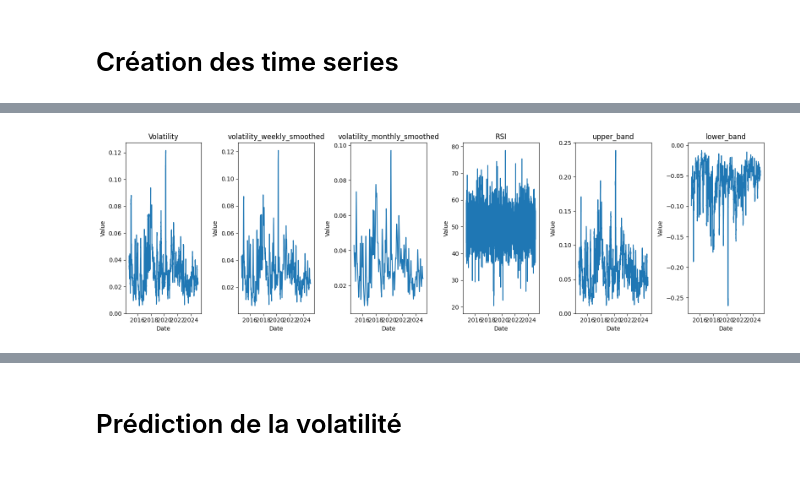
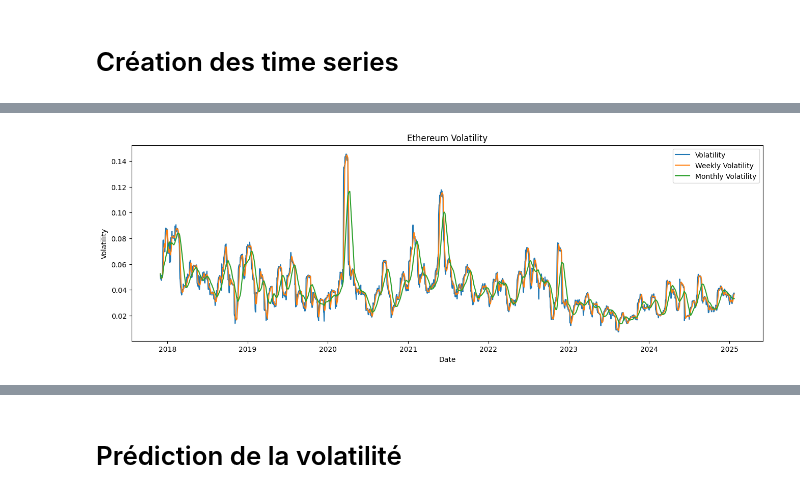
Before and after one commit to emmaebrl/crypto-volatility-lab, a Jupyter notebook: sandbox/all_currencies.ipynb, the cells around one changed output, grey strips where cells are left out. Cells and saved outputs as stored; diff of their text form; code cells hidden in the pictures.

```diff
--- a/sandbox/all_currencies.ipynb
+++ b/sandbox/all_currencies.ipynb
@@ -74,14 +120,13 @@ features = features_creator_bitcoin.features_names
-# %%
-# plot features
-fig, ax = plt.subplots(1, len(features), figsize=(16, 5))
-
-for i, feature in enumerate(features):
-    ax[i].plot(bitcoin_data["Date"], bitcoin_data[feature])
-    ax[i].set_title(feature)
-    ax[i].set_xlabel("Date")
-    ax[i].set_ylabel("Value")
-
-plt.tight_layout()
-plt.show()
-# %% [output]
-[figure, removed]
+# %%
+# plot volatility, weekly volatility, monthly volatility on the same plot
+plt.figure(figsize=(16, 5))
+plt.plot(ethereum_data["Date"], ethereum_data["Volatility"], label="Volatility")
+plt.plot(ethereum_data["Date"], ethereum_data["Weekly Volatility"], label="Weekly Volatility")
+plt.plot(ethereum_data["Date"], ethereum_data["Monthly Volatility"], label="Monthly Volatility")
+plt.title("Ethereum Volatility")
+plt.xlabel("Date")
+plt.ylabel("Volatility")
+plt.legend()
+plt.show()
+# %% [output]
+[figure, added]
```
Also changed, not shown: parts of 22 cells of this notebook, 8 other files.
